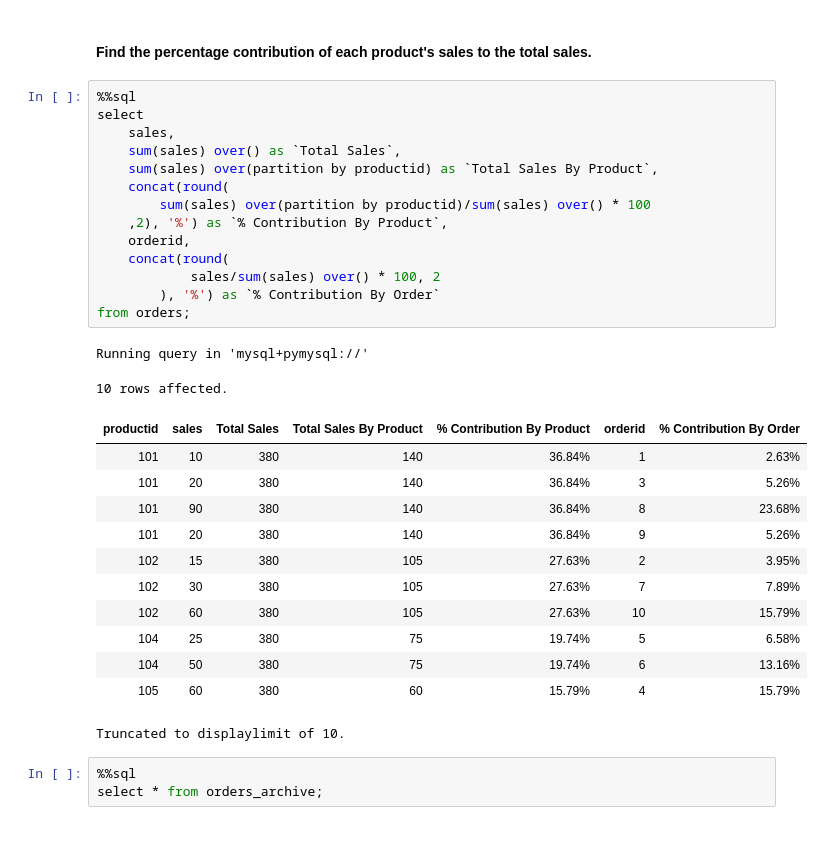
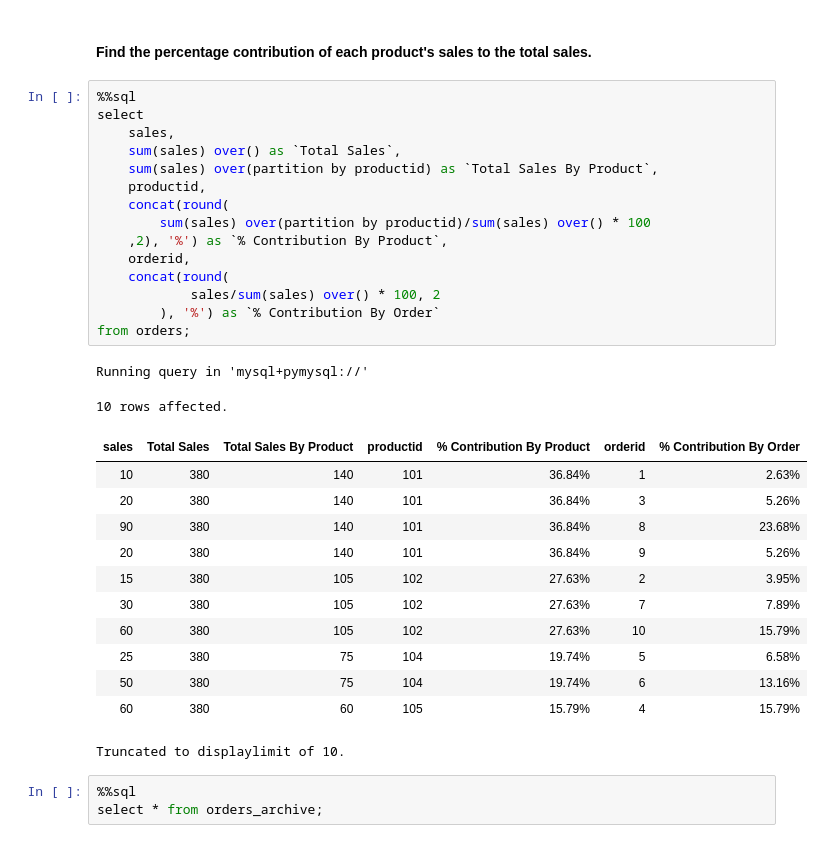
Before and after one commit to the-naman/Learn, a Jupyter notebook: SQL/SQL by Barra/My Notes/07. I - Aggregation and Analytical Functions.ipynb, the cells around one changed output. Cells and saved outputs as stored; diff of their text form.

```diff
--- a/SQL/SQL by Barra/My Notes/07. I - Aggregation and Analytical Functions.ipynb
+++ b/SQL/SQL by Barra/My Notes/07. I - Aggregation and Analytical Functions.ipynb
@@ -704,31 +704,32 @@ Running query in 'mysql+pymysql://'
 # %%
 %%sql
 select
     sales,
     sum(sales) over() as `Total Sales`,
     sum(sales) over(partition by productid) as `Total Sales By Product`,
+    productid,
     concat(round(
         sum(sales) over(partition by productid)/sum(sales) over() * 100
     ,2), '%') as `% Contribution By Product`,
     orderid,
     concat(round(
             sales/sum(sales) over() * 100, 2
         ), '%') as `% Contribution By Order`
 from orders;
 # %% [output]
 Running query in 'mysql+pymysql://'
 10 rows affected.
-| productid | sales | Total Sales | Total Sales By Product | % Contribution By Product | orderid | % Contribution By Order |
-| 101 | 10 | 380 | 140 | 36.84% | 1 | 2.63% |
-| 101 | 20 | 380 | 140 | 36.84% | 3 | 5.26% |
-| 101 | 90 | 380 | 140 | 36.84% | 8 | 23.68% |
-| 101 | 20 | 380 | 140 | 36.84% | 9 | 5.26% |
-| 102 | 15 | 380 | 105 | 27.63% | 2 | 3.95% |
-| 102 | 30 | 380 | 105 | 27.63% | 7 | 7.89% |
-| 102 | 60 | 380 | 105 | 27.63% | 10 | 15.79% |
-| 104 | 25 | 380 | 75 | 19.74% | 5 | 6.58% |
-| 104 | 50 | 380 | 75 | 19.74% | 6 | 13.16% |
-| 105 | 60 | 380 | 60 | 15.79% | 4 | 15.79% |
+| sales | Total Sales | Total Sales By Product | productid | % Contribution By Product | orderid | % Contribution By Order |
+| 10 | 380 | 140 | 101 | 36.84% | 1 | 2.63% |
+| 20 | 380 | 140 | 101 | 36.84% | 3 | 5.26% |
+| 90 | 380 | 140 | 101 | 36.84% | 8 | 23.68% |
+| 20 | 380 | 140 | 101 | 36.84% | 9 | 5.26% |
+| 15 | 380 | 105 | 102 | 27.63% | 2 | 3.95% |
+| 30 | 380 | 105 | 102 | 27.63% | 7 | 7.89% |
+| 60 | 380 | 105 | 102 | 27.63% | 10 | 15.79% |
+| 25 | 380 | 75 | 104 | 19.74% | 5 | 6.58% |
+| 50 | 380 | 75 | 104 | 19.74% | 6 | 13.16% |
+| 60 | 380 | 60 | 105 | 15.79% | 4 | 15.79% |
 Truncated to displaylimit of 10.
 # %%
 %%sql
```
